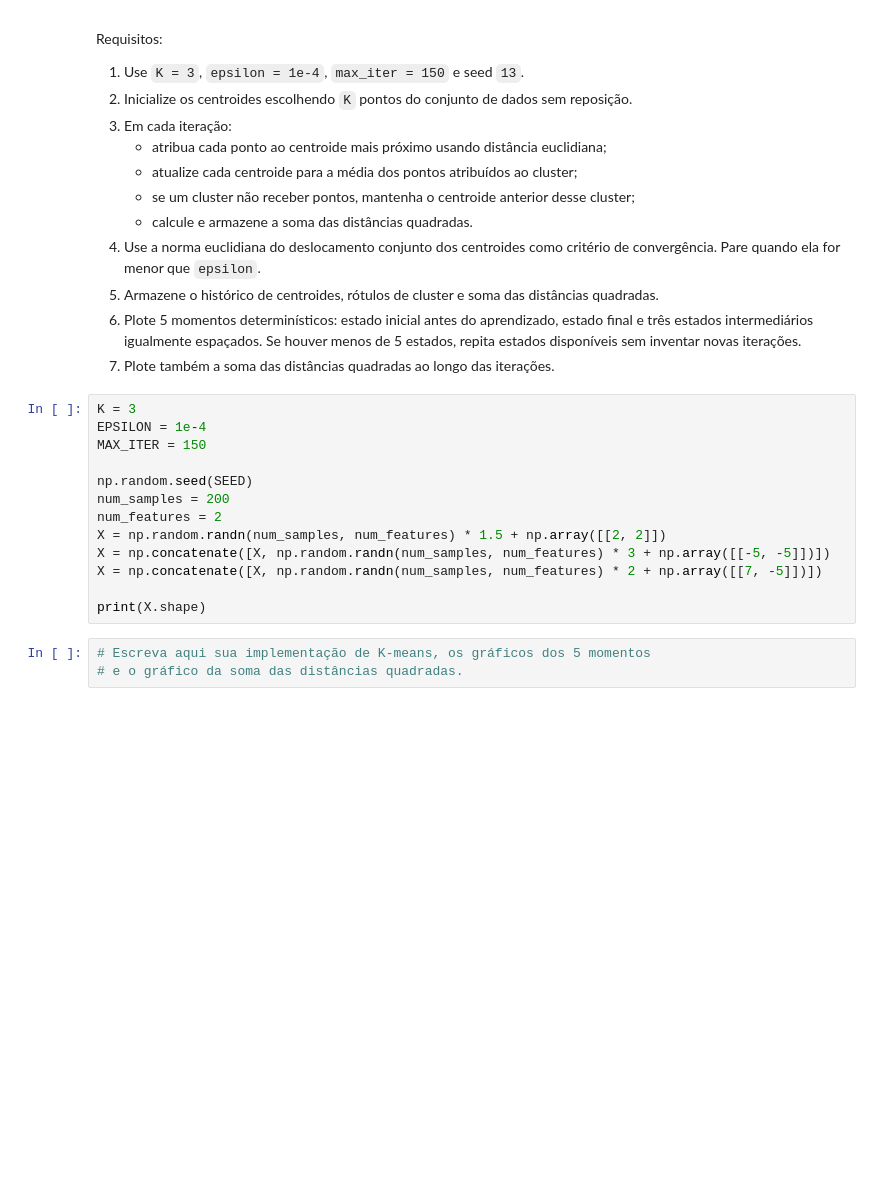
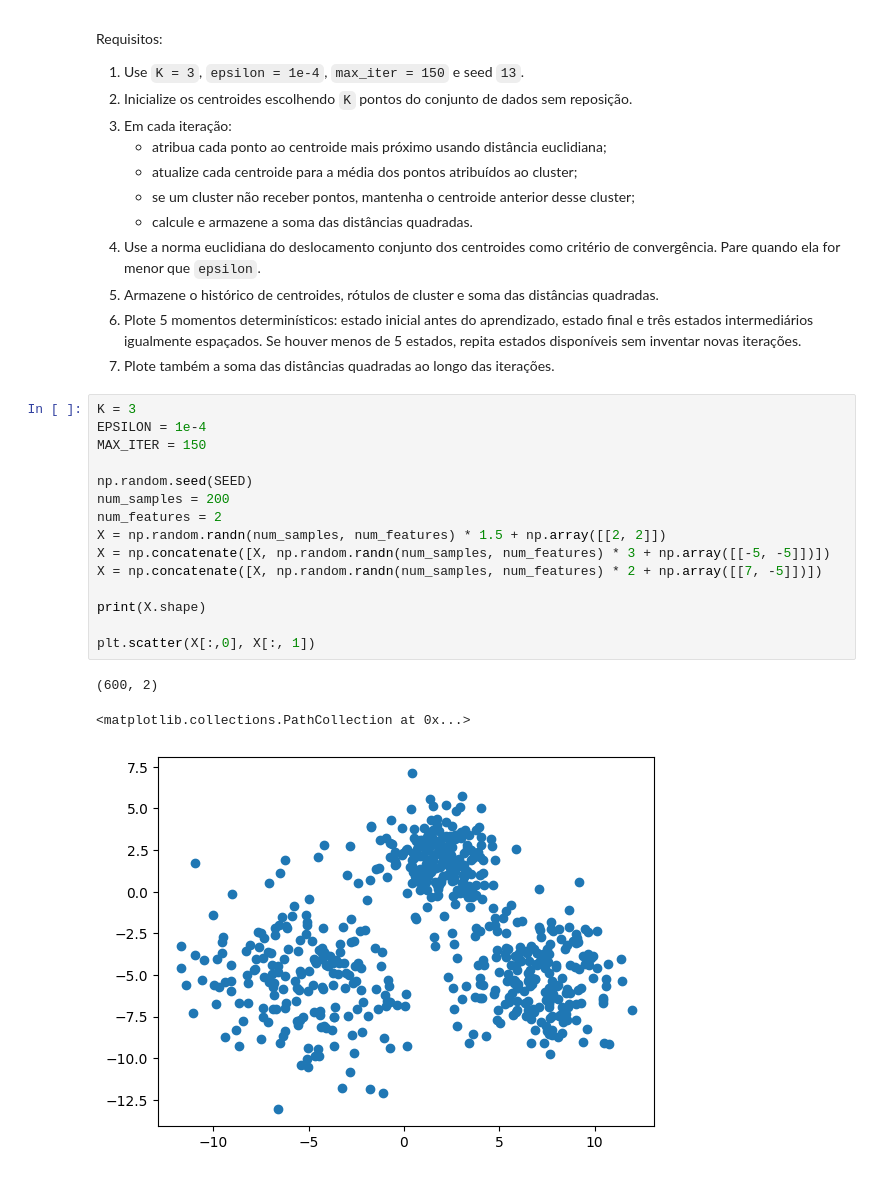
Before and after one commit to jhe-sua/fgv-teaemcd, a Jupyter notebook: tarefa4/Tarefa_4_template_revisada.ipynb, the cells around one changed output. Saved outputs shown, nothing was run; the diff lists cells and outputs as text; blank space fills up the shorter version.

```diff
--- a/tarefa4/Tarefa_4_template_revisada.ipynb
+++ b/tarefa4/Tarefa_4_template_revisada.ipynb
@@ -925,16 +925,19 @@ Requisitos:
 # %%
 K = 3
 EPSILON = 1e-4
 MAX_ITER = 150
 
 np.random.seed(SEED)
 num_samples = 200
 num_features = 2
 X = np.random.randn(num_samples, num_features) * 1.5 + np.array([[2, 2]])
 X = np.concatenate([X, np.random.randn(num_samples, num_features) * 3 + np.array([[-5, -5]])])
 X = np.concatenate([X, np.random.randn(num_samples, num_features) * 2 + np.array([[7, -5]])])
 
 print(X.shape)
+
+plt.scatter(X[:,0], X[:, 1])
+# %% [output]
+(600, 2)
+<matplotlib.collections.PathCollection at 0x...>
+[figure, added]
-# %%
-# Escreva aqui sua implementação de K-means, os gráficos dos 5 momentos
-# e o gráfico da soma das distâncias quadradas.
```
Also changed, not shown: parts of 1 cell of this notebook.
